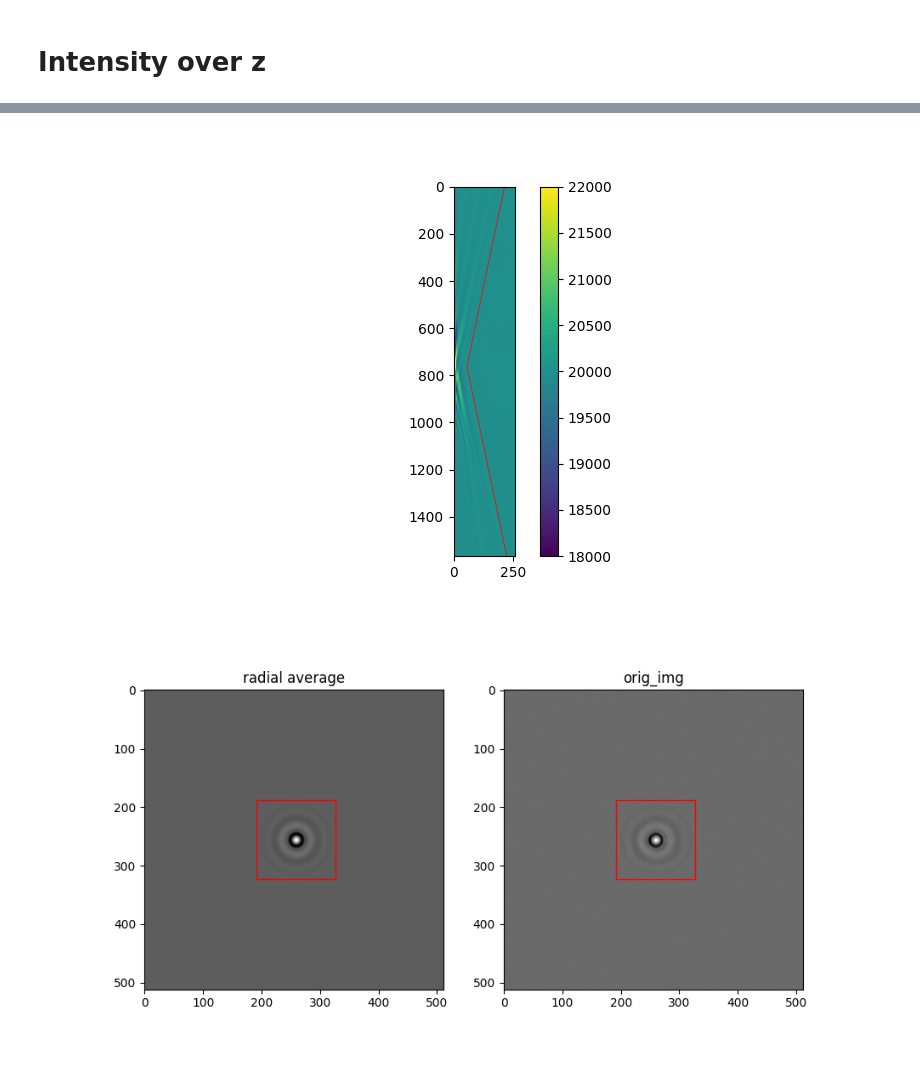
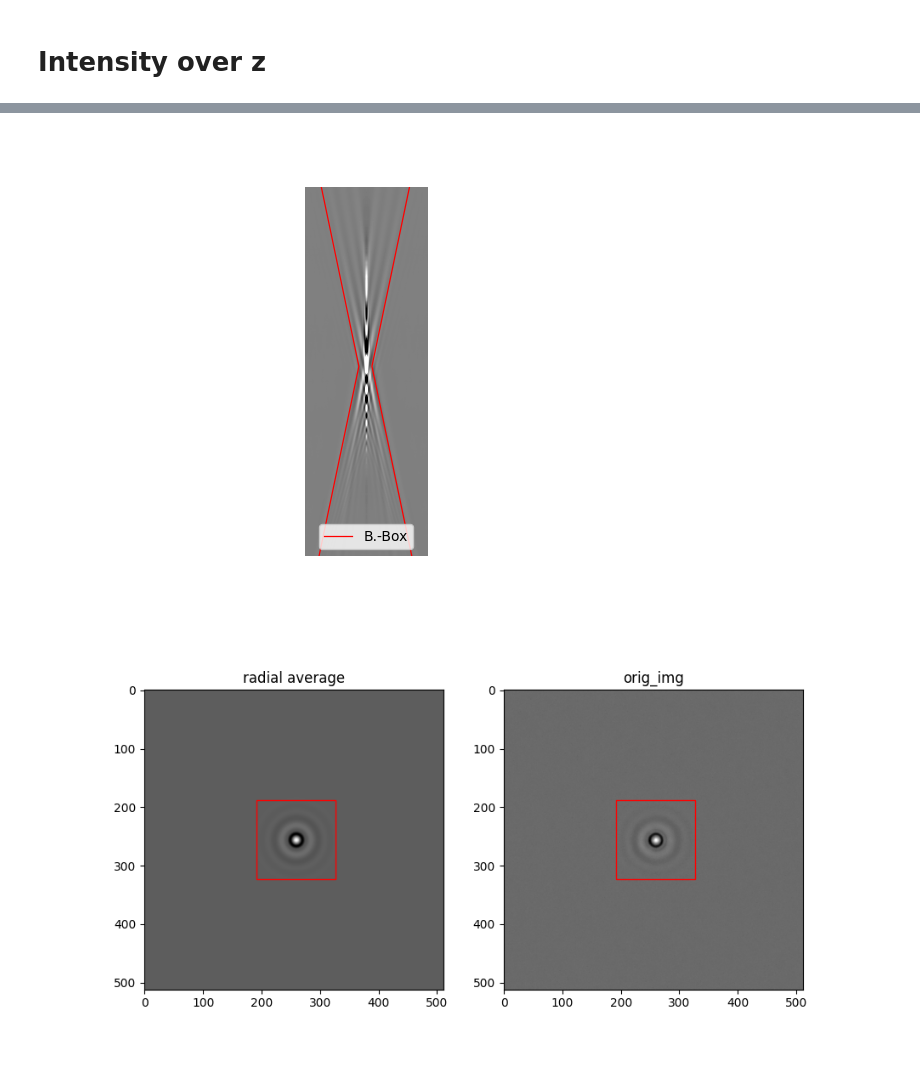
Before and after one commit to till-robert/ultralytics, a Jupyter notebook: data_gen/Spot_size_calibration.ipynb, the cells around one changed output, grey strips where cells are left out. Saved outputs shown, nothing was run; the diff lists cells and outputs as text; code cells hidden in the pictures.

Commit message:
optimize image generator

```diff
--- a/data_gen/Spot_size_calibration.ipynb
+++ b/data_gen/Spot_size_calibration.ipynb
@@ -72,15 +72,18 @@ plt.show()
 # %%
 # plt.close('all')
 # plt.figure()
 plt.clf()
-plt.imshow(z_stack,vmin=1.8e4,vmax=2.2e4)
-plt.colorbar()
+z_mirrored = np.concat([z_stack[:,::-1],z_stack],axis=1)
+plt.imshow(z_mirrored,vmin=1.85e4,vmax=2.15e4,cmap="grey")
 z = np.arange(len(z_stack))
-bbox = np.abs(z-761)*0.21+55
-plt.plot(bbox,z,"r",lw=0.5)
+bbox = np.abs(z-761)*0.21+55/2
+plt.plot(bbox+256,z,"r",lw=0.9,label="B.-Box")
+plt.plot(-bbox+256,z,"r",lw=0.9)
+plt.axis("off")
+plt.legend(loc="lower center")
 plt.show()
 # %% [output]
-[figure, old version]
+[figure, new version]
 # %%
 from matplotlib import colormaps as cmaps
 from matplotlib.patches import Rectangle
```
Also changed, not shown: parts of 1 cell of this notebook, 2 other files.
